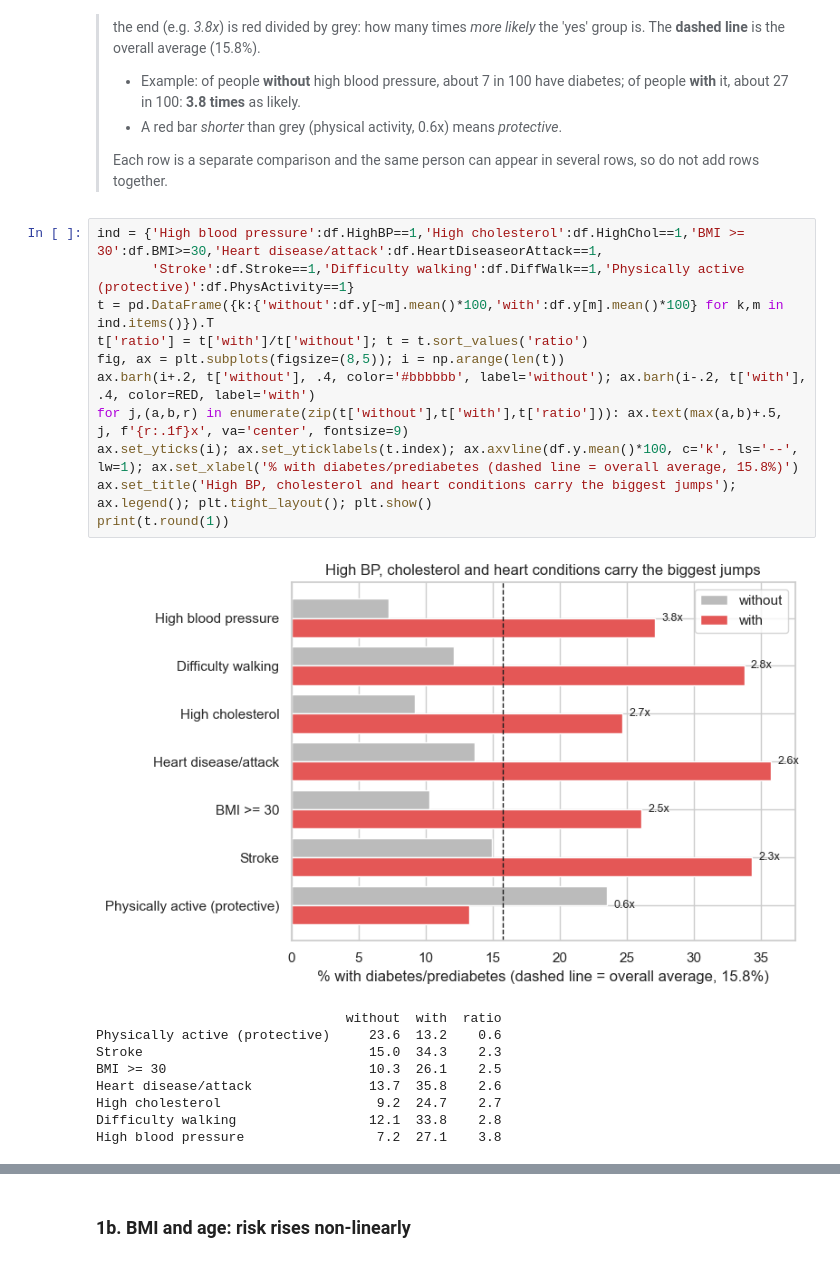
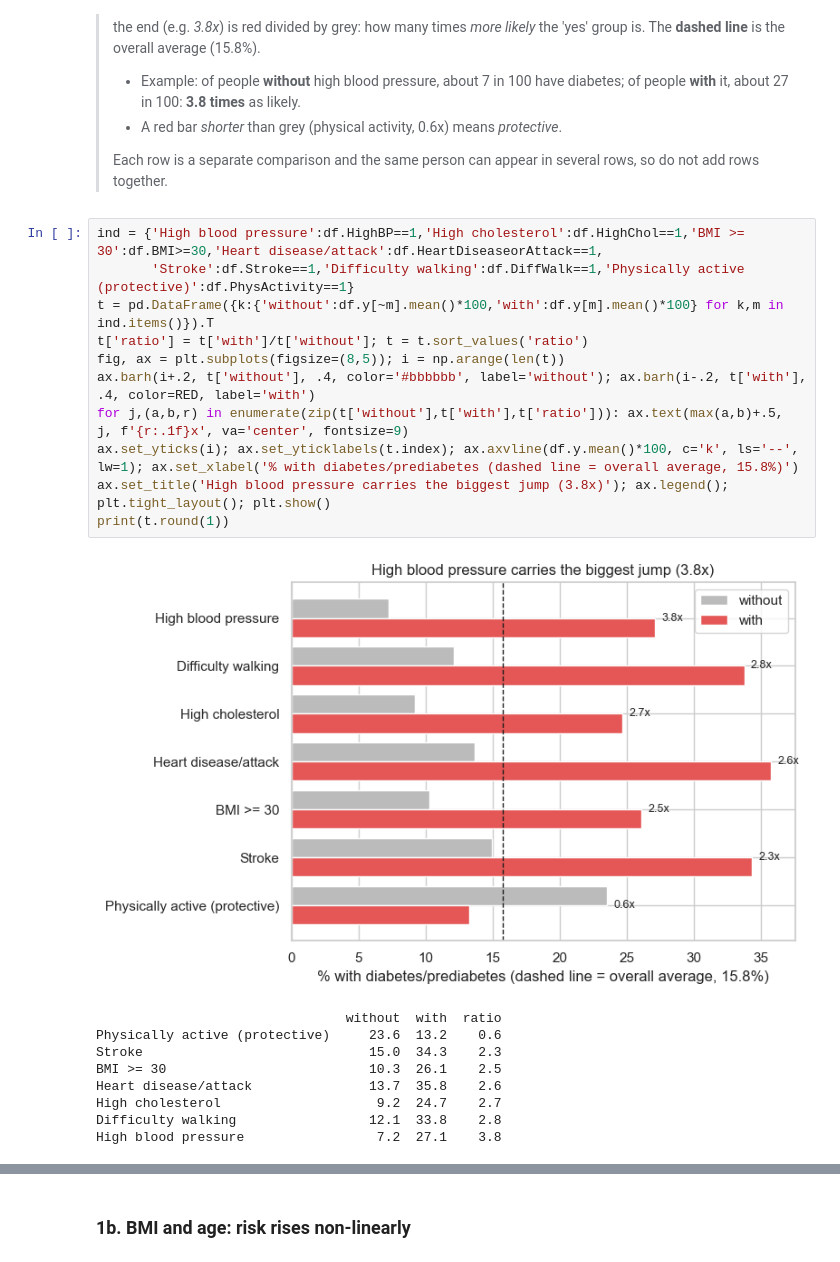
Before and after one commit to jiehengchin/ML-for-biz, a Jupyter notebook: FINAL.ipynb, the cells around one changed output, grey strips where cells are left out. Saved outputs shown, nothing was run; the diff lists cells and outputs as text.

```diff
--- a/FINAL.ipynb
+++ b/FINAL.ipynb
@@ -52,16 +52,16 @@ print(X.shape, 'positive rate', y.mean().round(4))
 # %%
 ind = {'High blood pressure':df.HighBP==1,'High cholesterol':df.HighChol==1,'BMI >= 30':df.BMI>=30,'Heart disease/attack':df.HeartDiseaseorAttack==1,
        'Stroke':df.Stroke==1,'Difficulty walking':df.DiffWalk==1,'Physically active (protective)':df.PhysActivity==1}
 t = pd.DataFrame({k:{'without':df.y[~m].mean()*100,'with':df.y[m].mean()*100} for k,m in ind.items()}).T
 t['ratio'] = t['with']/t['without']; t = t.sort_values('ratio')
 fig, ax = plt.subplots(figsize=(8,5)); i = np.arange(len(t))
 ax.barh(i+.2, t['without'], .4, color='#bbbbbb', label='without'); ax.barh(i-.2, t['with'], .4, color=RED, label='with')
 for j,(a,b,r) in enumerate(zip(t['without'],t['with'],t['ratio'])): ax.text(max(a,b)+.5, j, f'{r:.1f}x', va='center', fontsize=9)
 ax.set_yticks(i); ax.set_yticklabels(t.index); ax.axvline(df.y.mean()*100, c='k', ls='--', lw=1); ax.set_xlabel('% with diabetes/prediabetes (dashed line = overall average, 15.8%)')
-ax.set_title('High BP, cholesterol and heart conditions carry the biggest jumps'); ax.legend(); plt.tight_layout(); plt.show()
+ax.set_title('High blood pressure carries the biggest jump (3.8x)'); ax.legend(); plt.tight_layout(); plt.show()
 print(t.round(1))
 # %% [output]
-[figure, old version]
+[figure, new version]
                                 without  with  ratio
 Physically active (protective)     23.6  13.2    0.6
 Stroke                             15.0  34.3    2.3
```
Also changed, not shown: parts of 8 cells of this notebook, 6 other files.
